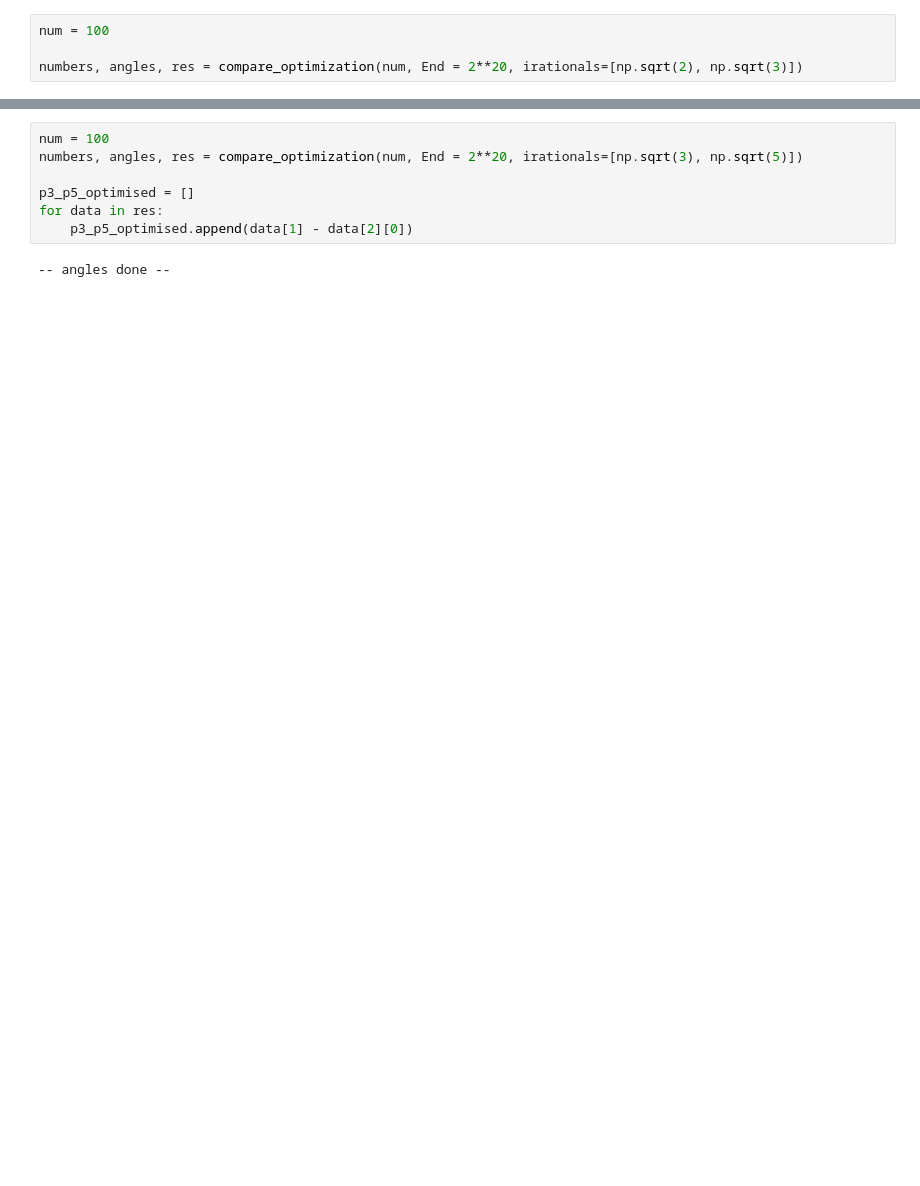
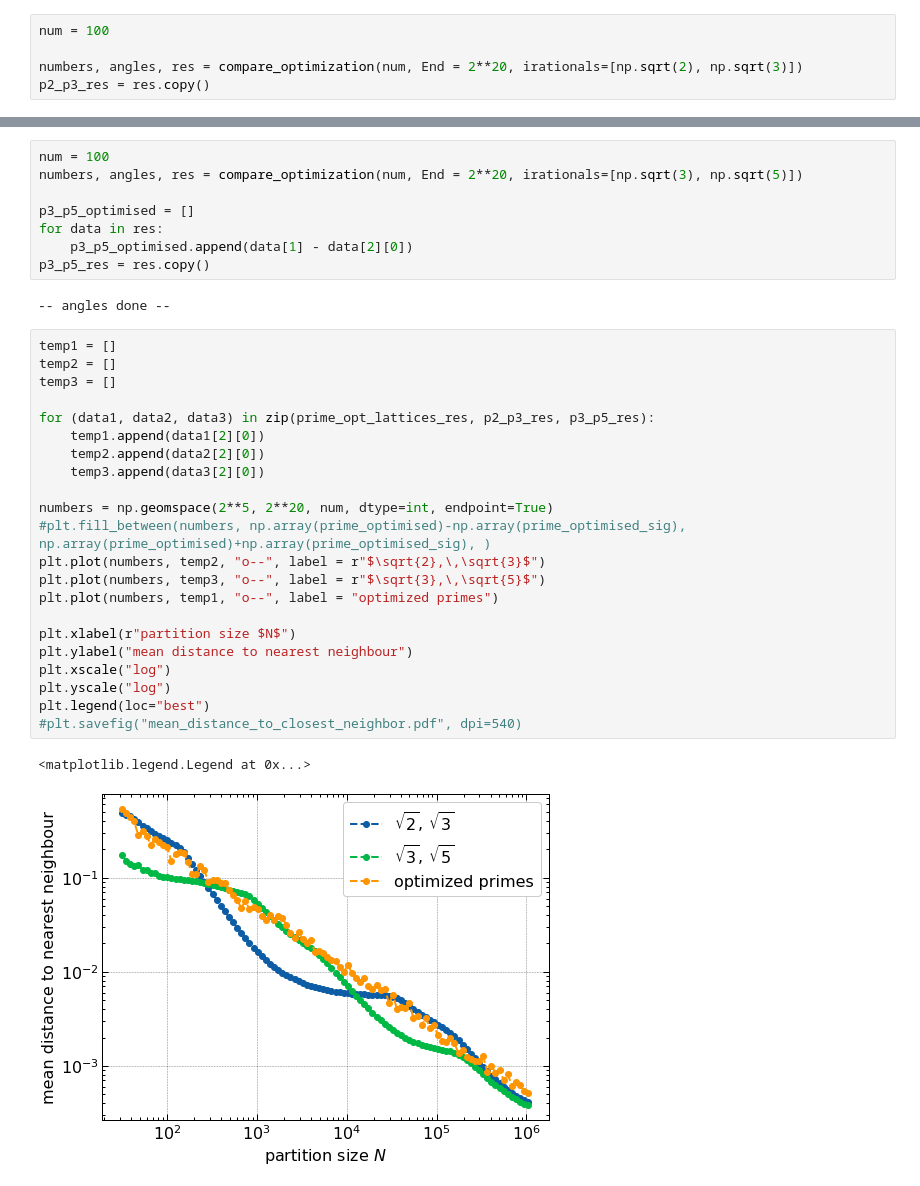
Before and after one commit to djrolfes/bachelor_thesis, a Jupyter notebook: t2.ipynb, the cells around one changed output, grey strips where cells are left out. Cells and saved outputs as stored; diff of their text form; blank space fills up the shorter version.

```diff
--- a/t2.ipynb
+++ b/t2.ipynb
@@ -210,6 +192,7 @@ for data in prime_opt_lattices_res:
 num = 100
 
 numbers, angles, res = compare_optimization(num, End = 2**20, irationals=[np.sqrt(2), np.sqrt(3)])
+p2_p3_res = res.copy()
 # %% [output]
 -- angles done --
 # %%
@@ -225,5 +208,31 @@ numbers, angles, res = compare_optimization(num, End = 2**20, irationals=[np.sqr
 p3_p5_optimised = []
 for data in res:
     p3_p5_optimised.append(data[1] - data[2][0])
+p3_p5_res = res.copy()
 # %% [output]
 -- angles done --
+# %%
+temp1 = []
+temp2 = []
+temp3 = []
+
+for (data1, data2, data3) in zip(prime_opt_lattices_res, p2_p3_res, p3_p5_res):
+    temp1.append(data1[2][0])
+    temp2.append(data2[2][0])
+    temp3.append(data3[2][0])
+
+numbers = np.geomspace(2**5, 2**20, num, dtype=int, endpoint=True)
+#plt.fill_between(numbers, np.array(prime_optimised)-np.array(prime_optimised_sig), np.array(prime_optimised)+np.array(prime_optimised_sig), )
+plt.plot(numbers, temp2, "o--", label = r"$\sqrt{2},\,\sqrt{3}$")
+plt.plot(numbers, temp3, "o--", label = r"$\sqrt{3},\,\sqrt{5}$")
+plt.plot(numbers, temp1, "o--", label = "optimized primes")
+
+plt.xlabel(r"partition size $N$")
+plt.ylabel("mean distance to nearest neighbour")
+plt.xscale("log")
+plt.yscale("log")
+plt.legend(loc="best")
+#plt.savefig("mean_distance_to_closest_neighbor.pdf", dpi=540)
+# %% [output]
+<matplotlib.legend.Legend at 0x...>
+[figure, added]
```
Also changed, not shown: parts of 5 cells of this notebook, 2 other files.
